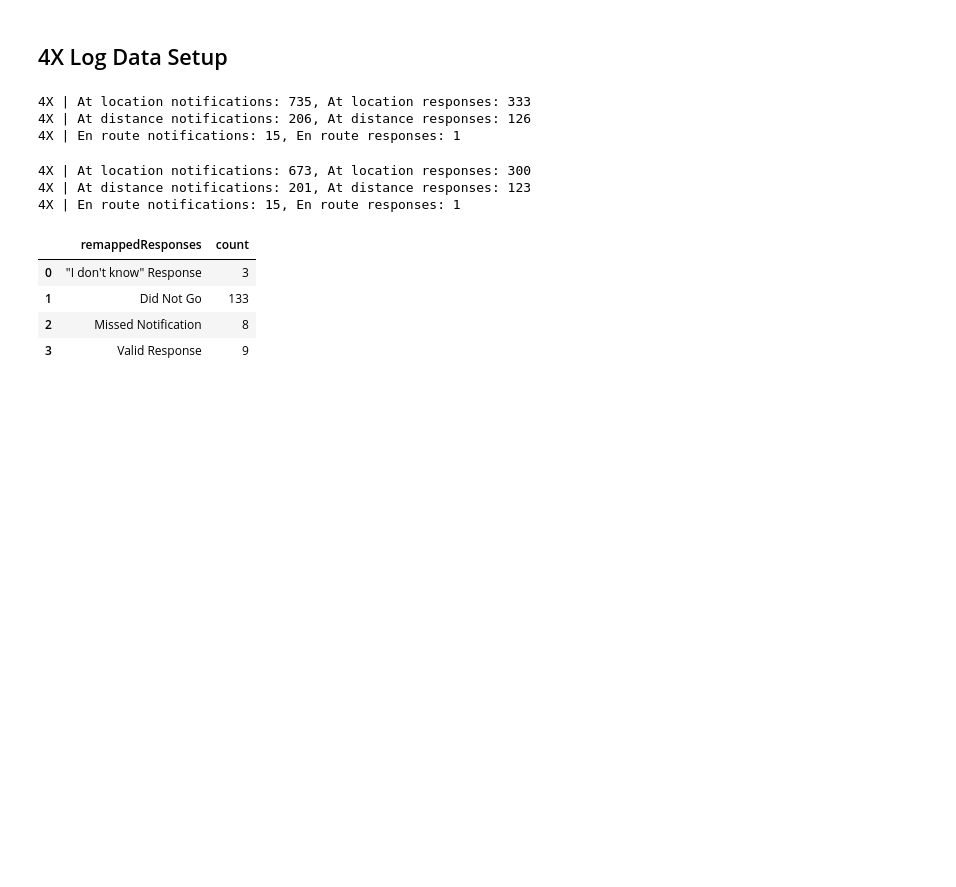
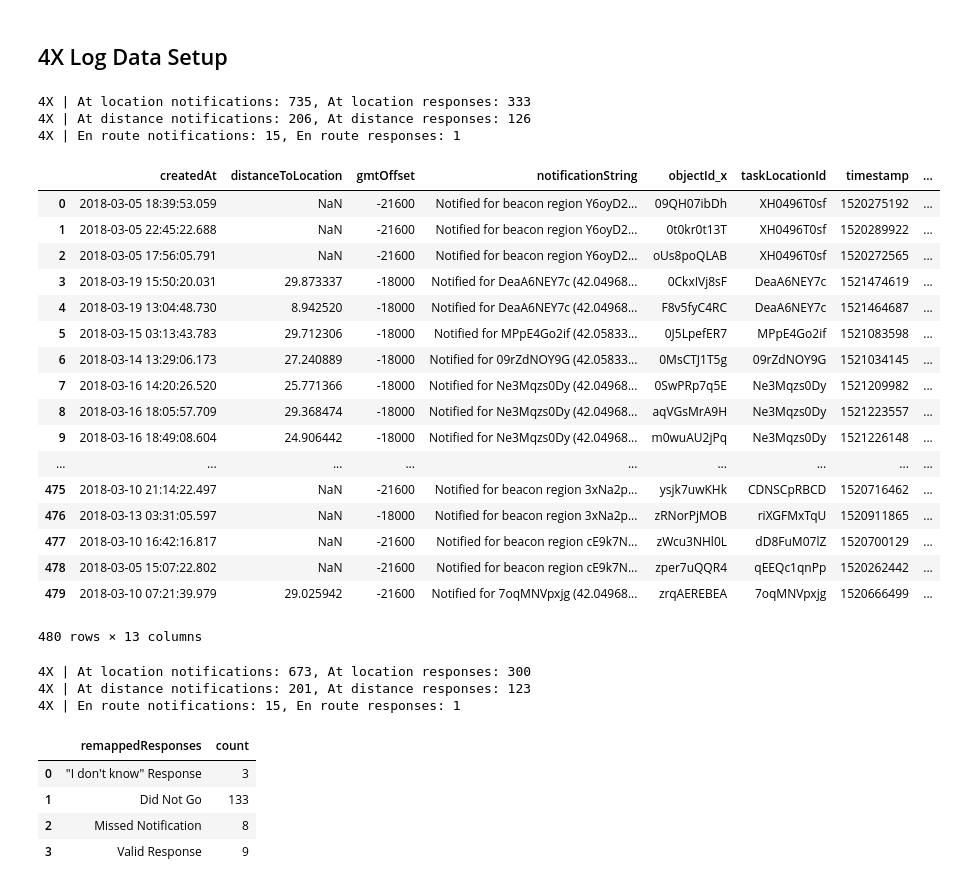
Before and after one commit to NUDelta/les-study-analysis, a Jupyter notebook: w2018/4X-study-analysis.ipynb, the cells around one changed output. Cells and saved outputs as stored; diff of their text form; code cells hidden in the pictures; blank space fills up the shorter version.

```diff
--- a/w2018/4X-study-analysis.ipynb
+++ b/w2018/4X-study-analysis.ipynb
@@ -565,6 +565,28 @@ print('4X | En route notifications: {}, En route responses: {}'.format(len(enrou
 4X | At location notifications: 735, At location responses: 333
 4X | At distance notifications: 206, At distance responses: 126
 4X | En route notifications: 15, En route responses: 1
+# %%
+atlocnotif_4x.drop_duplicates(subset=['taskLocationId', 'vendorId'], keep='last').merge(tasklocations_4x[['objectId', 'locationType', 'locationName', 'beaconId']],
+                             how='inner', left_on='taskLocationId', right_on='objectId')
+# %% [output]
+|  | createdAt | distanceToLocation | gmtOffset | notificationString | objectId_x | taskLocationId | timestamp | ... |
+| 0 | 2018-03-05 18:39:53.059 | NaN | -21600 | Notified for beacon region Y6oyD2... | 09QH07ibDh | XH0496T0sf | 1520275192 | ... |
+| 1 | 2018-03-05 22:45:22.688 | NaN | -21600 | Notified for beacon region Y6oyD2... | 0t0kr0t13T | XH0496T0sf | 1520289922 | ... |
+| 2 | 2018-03-05 17:56:05.791 | NaN | -21600 | Notified for beacon region Y6oyD2... | oUs8poQLAB | XH0496T0sf | 1520272565 | ... |
+| 3 | 2018-03-19 15:50:20.031 | 29.873337 | -18000 | Notified for DeaA6NEY7c (42.04968... | 0CkxIVj8sF | DeaA6NEY7c | 1521474619 | ... |
+| 4 | 2018-03-19 13:04:48.730 | 8.942520 | -18000 | Notified for DeaA6NEY7c (42.04968... | F8v5fyC4RC | DeaA6NEY7c | 1521464687 | ... |
+| 5 | 2018-03-15 03:13:43.783 | 29.712306 | -18000 | Notified for MPpE4Go2if (42.05833... | 0J5LpefER7 | MPpE4Go2if | 1521083598 | ... |
+| 6 | 2018-03-14 13:29:06.173 | 27.240889 | -18000 | Notified for 09rZdNOY9G (42.05833... | 0MsCTJ1T5g | 09rZdNOY9G | 1521034145 | ... |
+| 7 | 2018-03-16 14:20:26.520 | 25.771366 | -18000 | Notified for Ne3Mqzs0Dy (42.04968... | 0SwPRp7q5E | Ne3Mqzs0Dy | 1521209982 | ... |
+| 8 | 2018-03-16 18:05:57.709 | 29.368474 | -18000 | Notified for Ne3Mqzs0Dy (42.04968... | aqVGsMrA9H | Ne3Mqzs0Dy | 1521223557 | ... |
+| 9 | 2018-03-16 18:49:08.604 | 24.906442 | -18000 | Notified for Ne3Mqzs0Dy (42.04968... | m0wuAU2jPq | Ne3Mqzs0Dy | 1521226148 | ... |
+| ... | ... | ... | ... | ... | ... | ... | ... | ... |
+| 475 | 2018-03-10 21:14:22.497 | NaN | -21600 | Notified for beacon region 3xNa2p... | ysjk7uwKHk | CDNSCpRBCD | 1520716462 | ... |
+| 476 | 2018-03-13 03:31:05.597 | NaN | -18000 | Notified for beacon region 3xNa2p... | zRNorPjMOB | riXGFMxTqU | 1520911865 | ... |
+| 477 | 2018-03-10 16:42:16.817 | NaN | -21600 | Notified for beacon region cE9k7N... | zWcu3NHl0L | dD8FuM07lZ | 1520700129 | ... |
+| 478 | 2018-03-05 15:07:22.802 | NaN | -21600 | Notified for beacon region cE9k7N... | zper7uQQR4 | qEEQc1qnPp | 1520262442 | ... |
+| 479 | 2018-03-10 07:21:39.979 | 29.025942 | -21600 | Notified for 7oqMNVpxjg (42.04968... | zrqAEREBEA | 7oqMNVpxjg | 1520666499 | ... |
+480 rows × 13 columns
 # %%
 # remove bad users
 bad_users_4x = ['0E322CAE-1091-4C9D-835F-24C36AA2A4D7']
```
Also changed, not shown: parts of 13 cells of this notebook.
